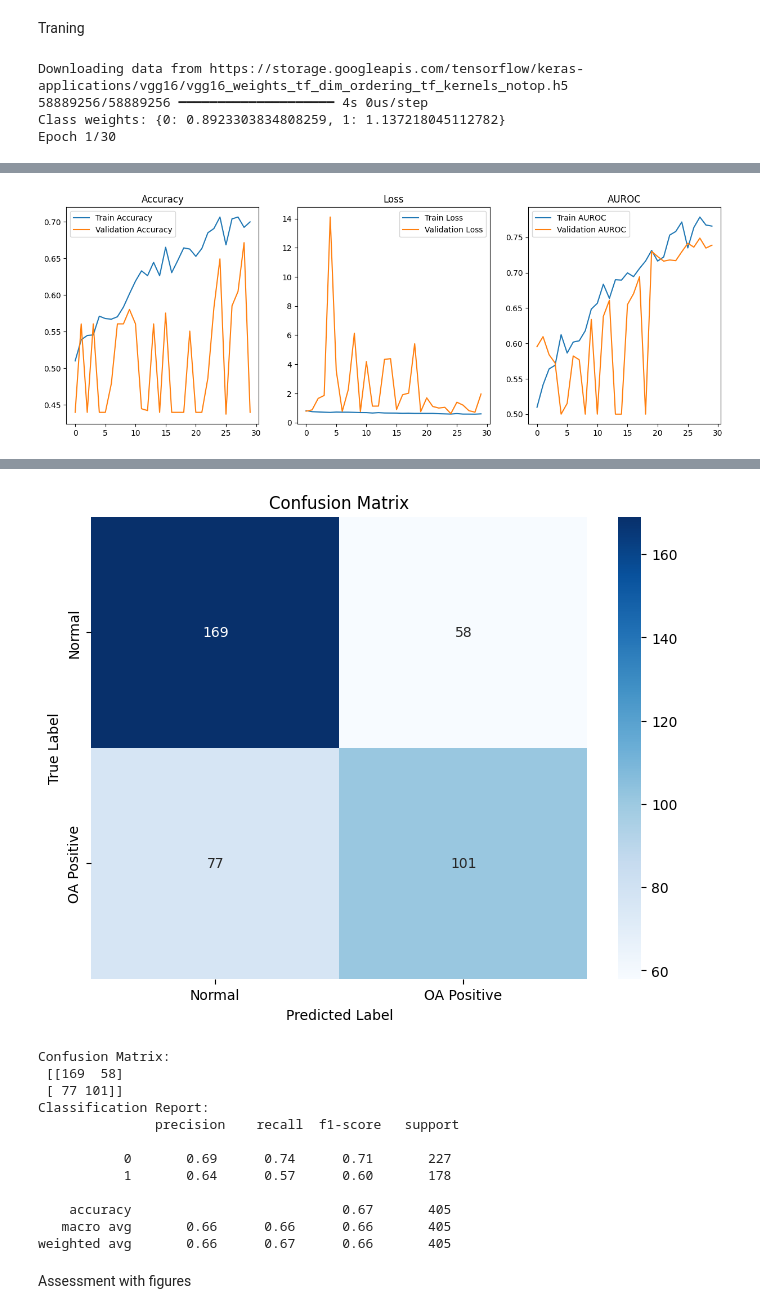
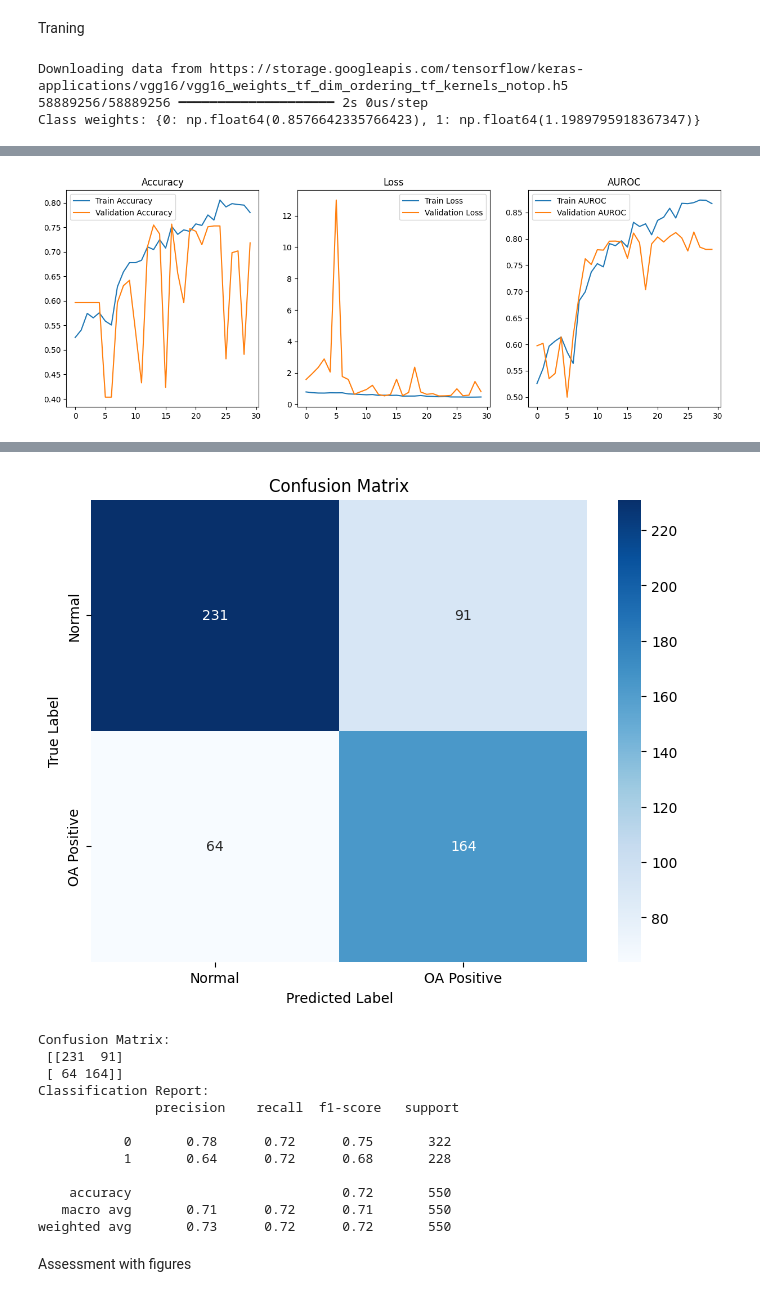
Before and after one commit to seongwoojang1123/Improved-Diagnostic-Accuracy-of-TMJ-Osteoarthritis-through-Machine-Learning-Integration-of-CBCT-MRI, a Jupyter notebook: 5_TMJ_OA_CBCT_MRI_Traning.ipynb, the cells around one changed output, grey strips where cells are left out. Drawn from its saved outputs; the diff is of its cells as text; code cells hidden in the pictures.

```diff
--- a/5_TMJ_OA_CBCT_MRI_Traning.ipynb
+++ b/5_TMJ_OA_CBCT_MRI_Traning.ipynb
@@ -128,7 +177,7 @@ tf.random.set_seed(seed)
 os.environ['PYTHONHASHSEED'] = str(seed)
 
 # 피클 파일 로드
-with open('/content/drive/MyDrive/TMJ OA/학습_data_1,3(crop)/tmj_oa_CBCT1,3_dataset555.pkl', 'rb') as f:
+with open('/content/drive/MyDrive/TMJ OA/기존 CBCT 1,3 + NEW CBCT 1,2/tmj_oa_CBCT1,3 + NEW_dataset_555.pkl', 'rb') as f:
     dataset = pickle.load(f)
 
 # 데이터셋 분리
@@ -157,20 +206,20 @@ test_datagen = ImageDataGenerator(rescale=1.0 / 255)
 
 # 데이터 증강 생성기를 통해 데이터 생성
 train_generator = train_datagen.flow(
-    train_images, train_labels, batch_size=64, shuffle=True, seed=seed
+    train_images, train_labels, batch_size=32, shuffle=True, seed=seed
 )
 
 val_generator = val_datagen.flow(
-    val_images, val_labels, batch_size=64, shuffle=False, seed=seed
+    val_images, val_labels, batch_size=32, shuffle=False, seed=seed
 )
 
 test_generator = test_datagen.flow(
-    test_images, test_labels, batch_size=64, shuffle=False, seed=seed
+    test_images, test_labels, batch_size=32, shuffle=False, seed=seed
 )
 
 # VGG16 모델 구성
 base_model = VGG16(weights='imagenet', include_top=False, input_shape=(140, 140, 3))
-for layer in base_model.layers[:-12]:
+for layer in base_model.layers[:-8]:
     layer.trainable = True
     layer.kernel_initializer = GlorotUniform(seed=seed)
 
@@ -261,9 +310,8 @@ plt.show()
 print("Confusion Matrix:\n", conf_matrix)
 print("Classification Report:\n", classification_report(test_labels, y_pred_adjusted))
 
-model.save('/content/drive/MyDrive/TMJ OA/학습_data_1,3(crop)/CBCT1,3_model555.keras')
+#model.save('/content/drive/MyDrive/TMJ OA/학습_data_1,3(crop)/CBCT1,3_model555.keras')
 # %% [output]
 Downloading data from https://storage.googleapis.com/tensorflow/keras-applications/vgg16/vgg16_weights_tf_dim_ordering_tf_kernels_notop.h5
-58889256/58889256 ━━━━━━━━━━━━━━━━━━━━ 4s 0us/step
-Class weights: {0: 0.8923303834808259, 1: 1.137218045112782}
-Epoch 1/30
+58889256/58889256 ━━━━━━━━━━━━━━━━━━━━ 2s 0us/step
+Class weights: {0: np.float64(0.8576642335766423), 1: np.float64(1.1989795918367347)}
@@ -287 +335 @@ Epoch 30/30
-[figure, old version]
+[figure, new version]
@@ -292,16 +340,16 @@ Optimal Threshold: 0.1668
-[figure, old version]
+[figure, new version]
 Confusion Matrix:
- [[169  58]
- [ 77 101]]
+ [[231  91]
+ [ 64 164]]
 Classification Report:
                precision    recall  f1-score   support
 
-           0       0.69      0.74      0.71       227
-           1       0.64      0.57      0.60       178
+           0       0.78      0.72      0.75       322
+           1       0.64      0.72      0.68       228
 
-    accuracy                           0.67       405
-   macro avg       0.66      0.66      0.66       405
-weighted avg       0.66      0.67      0.66       405
+    accuracy                           0.72       550
+   macro avg       0.71      0.72      0.71       550
+weighted avg       0.73      0.72      0.72       550
 # %% [markdown]
 Assessment with figures
 # %%
```
Also changed, not shown: parts of 7 cells of this notebook.
